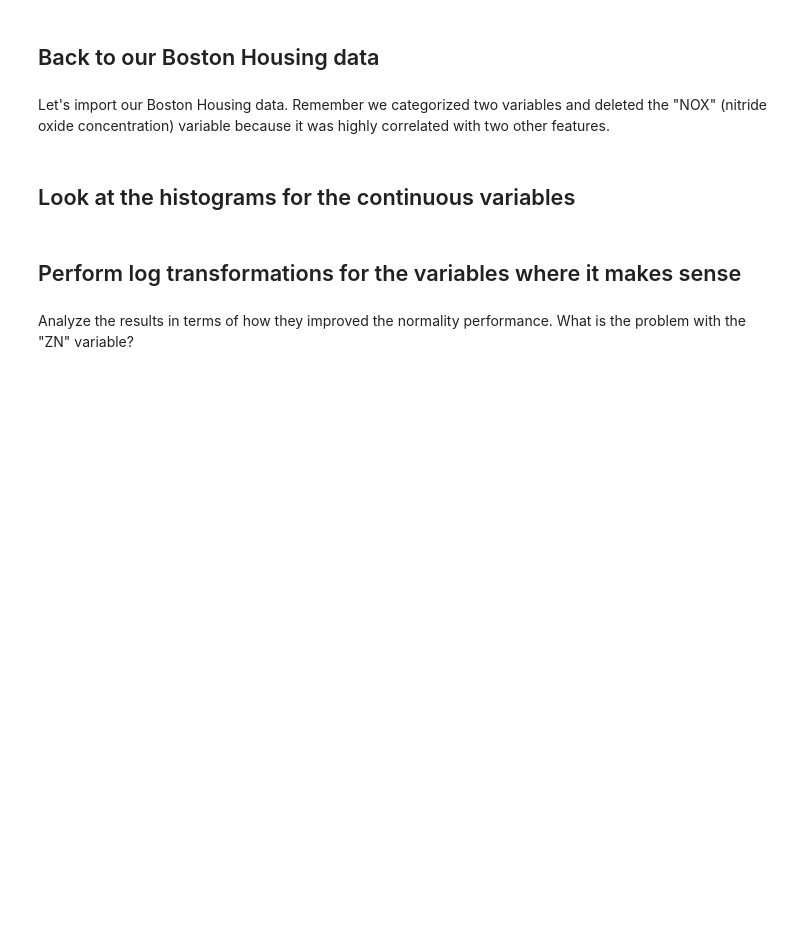
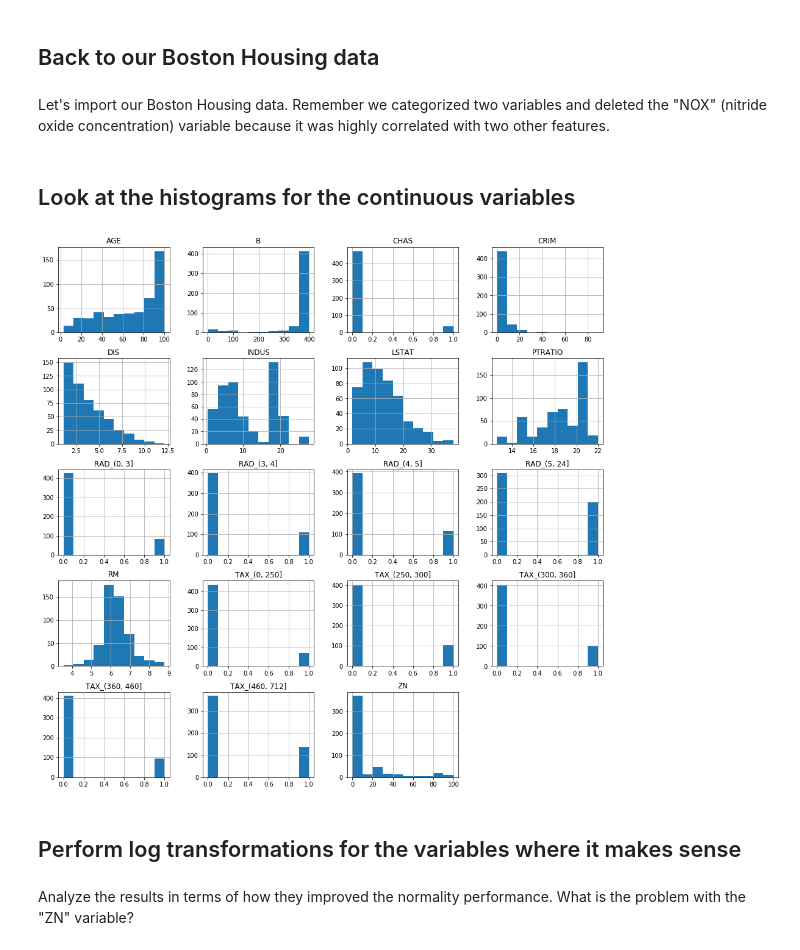
Before and after one commit to zapatos24/dsc-feature-scaling-and-normalization-lab-nyc-ds-060319, a Jupyter notebook: index.ipynb, the cells around one changed output. Cells and saved outputs as stored; diff of their text form; code cells hidden in the pictures; blank space fills up the shorter version.

```diff
--- a/index.ipynb
+++ b/index.ipynb
@@ -37,8 +37,10 @@ boston_features = boston_features.drop("NOX",axis=1)
 # %% [markdown]
 ## Look at the histograms for the continuous variables
 # %%
-&
+%matplotlib inline
 boston_features[list(boston_features)].hist(figsize=(16,16));
+# %% [output]
+[figure, added]
 # %% [markdown]
 ## Perform log transformations for the variables where it makes sense
 # %% [markdown]
```
